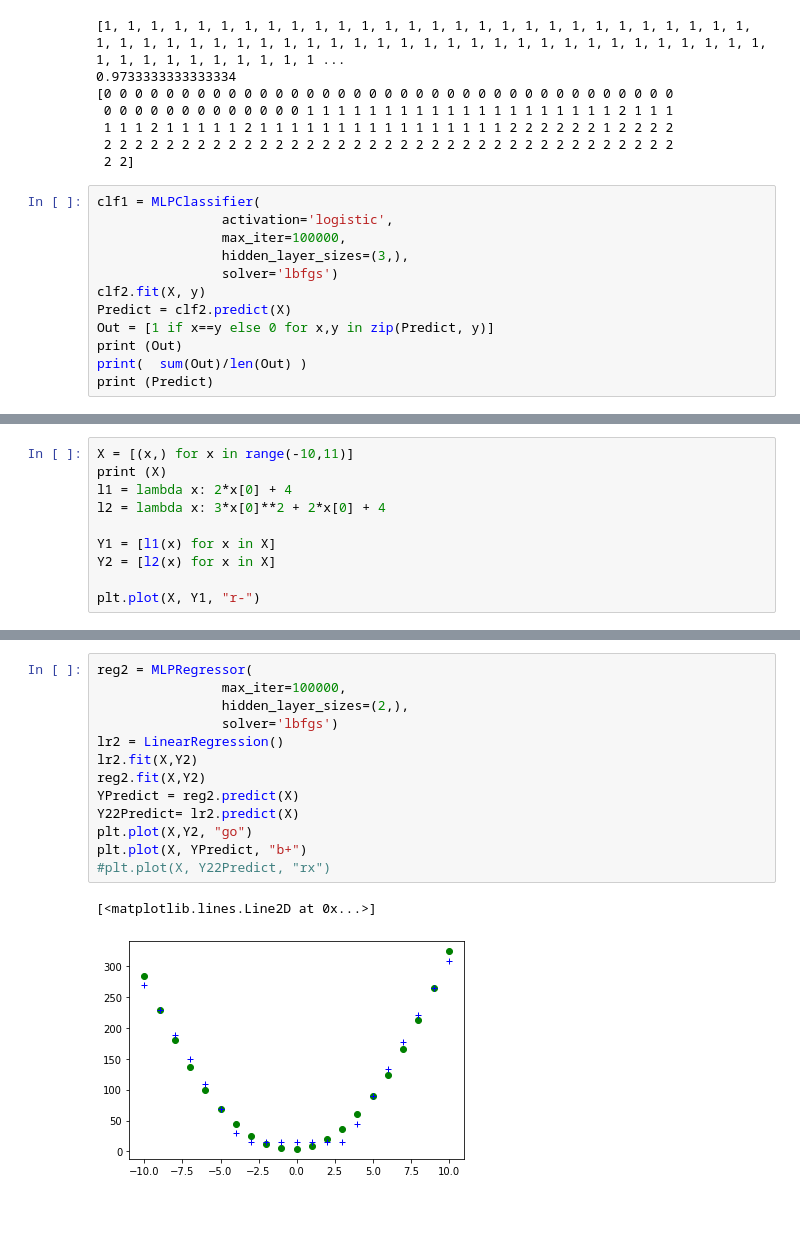
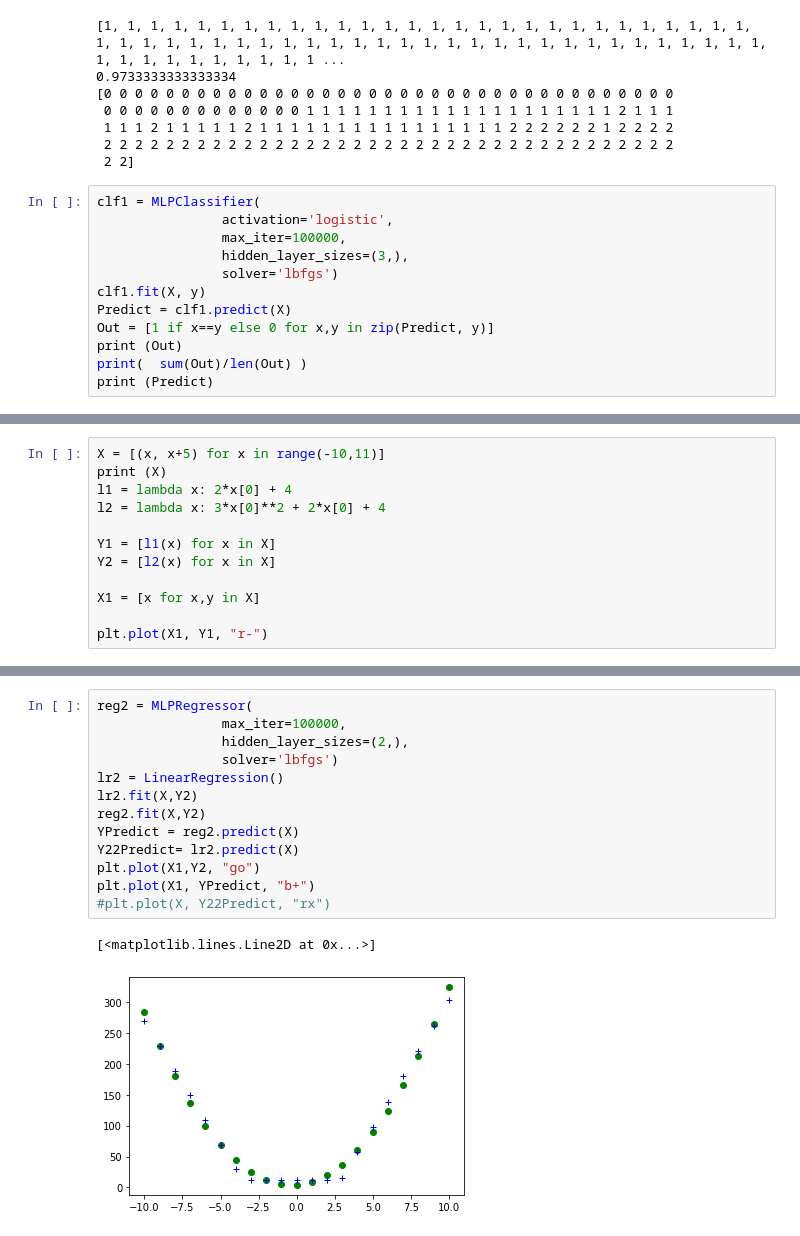
Before and after one commit to everestso/Fall21Spring22, a Jupyter notebook: c165f21MLP.ipynb, the cells around one changed output, grey strips where cells are left out. Saved outputs shown, nothing was run; the diff lists cells and outputs as text.

```diff
--- a/c165f21MLP.ipynb
+++ b/c165f21MLP.ipynb
@@ -109,8 +109,8 @@ clf1 = MLPClassifier(
                 max_iter=100000,
                 hidden_layer_sizes=(3,),
                 solver='lbfgs')
-clf2.fit(X, y)
-Predict = clf2.predict(X)
+clf1.fit(X, y)
+Predict = clf1.predict(X)
 Out = [1 if x==y else 0 for x,y in zip(Predict, y)]
 print (Out)
 print(  sum(Out)/len(Out) )
@@ -124,7 +124,7 @@ print (Predict)
  2 2 2 2 2 2 2 2 2 2 2 2 2 2 2 2 2 2 2 2 2 2 1 2 2 2 2 2 2 2 2 2 2 2 2 2 2
  2 2]
 # %%
-X = [(x,) for x in range(-10,11)]
+X = [(x, x+5) for x in range(-10,11)]
 print (X)
 l1 = lambda x: 2*x[0] + 4
 l2 = lambda x: 3*x[0]**2 + 2*x[0] + 4
@@ -132,5 +132,7 @@ l2 = lambda x: 3*x[0]**2 + 2*x[0] + 4
 Y1 = [l1(x) for x in X]
 Y2 = [l2(x) for x in X]
 
-plt.plot(X, Y1, "r-")
+X1 = [x for x,y in X]
+
+plt.plot(X1, Y1, "r-")
 # %% [output]
@@ -158,19 +160,19 @@ plt.plot(X, Y2, "r-")
 # %%
 reg2 = MLPRegressor(
                 max_iter=100000,
                 hidden_layer_sizes=(2,),
                 solver='lbfgs')
 lr2 = LinearRegression()
 lr2.fit(X,Y2)
 reg2.fit(X,Y2)
 YPredict = reg2.predict(X)
 Y22Predict= lr2.predict(X)
-plt.plot(X,Y2, "go")
-plt.plot(X, YPredict, "b+")
+plt.plot(X1,Y2, "go")
+plt.plot(X1, YPredict, "b+")
 #plt.plot(X, Y22Predict, "rx")
 # %% [output]
 [<matplotlib.lines.Line2D at 0x...>]
-[figure, old version]
+[figure, new version]
 # %%
 print (reg.coefs_)
 print(reg.intercepts_)
```
Also changed, not shown: parts of 10 cells of this notebook.
